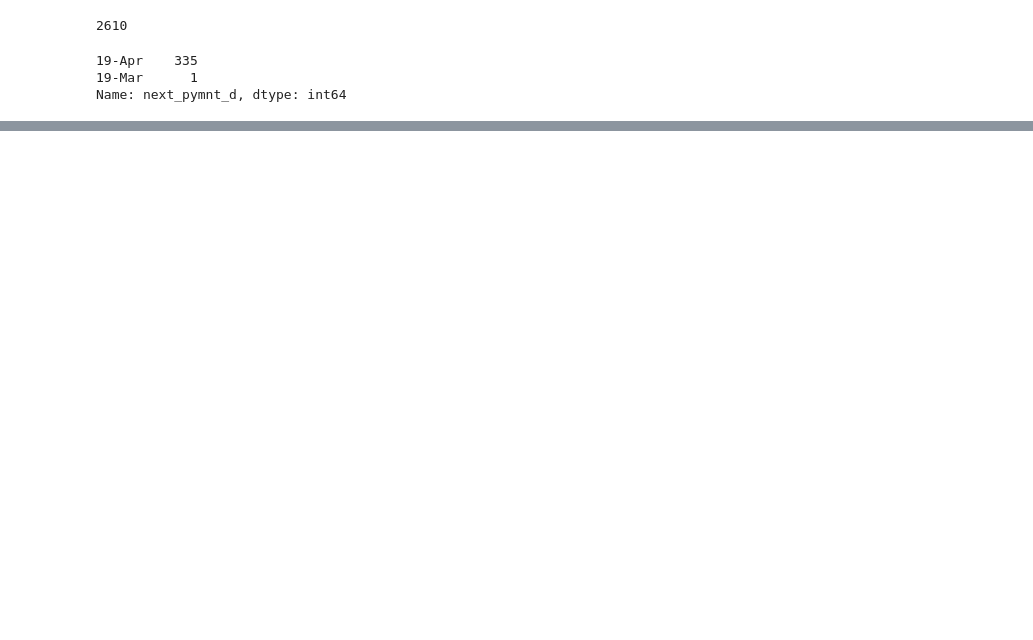
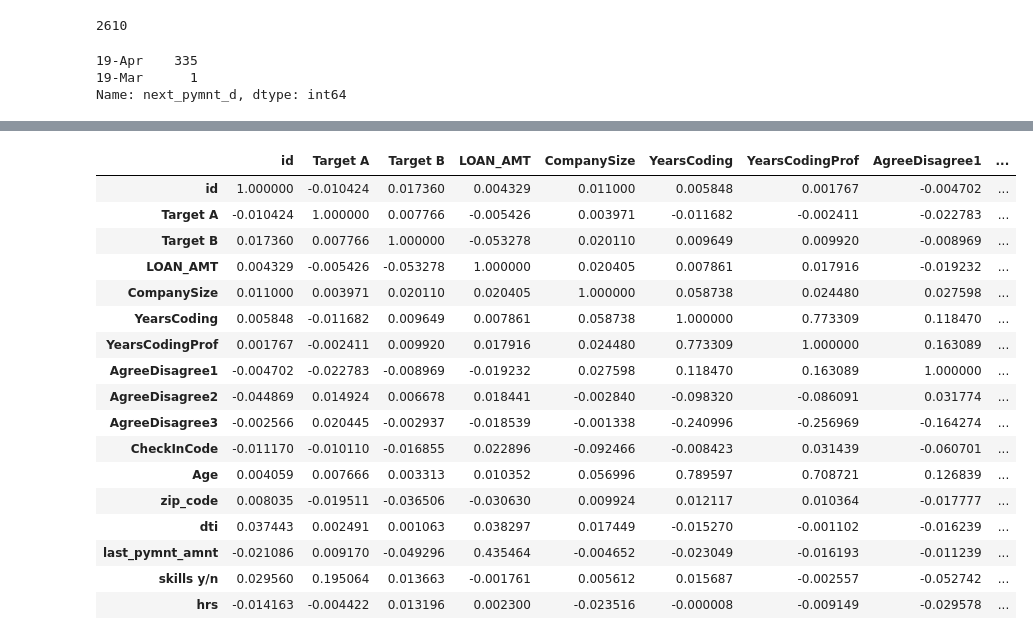
Before and after one commit to sreeharipa/Salary-satisfaction, a Jupyter notebook: analysis.ipynb, the cells around one changed output, grey strips where cells are left out. Saved outputs shown, nothing was run; the diff lists cells and outputs as text; code cells hidden in the pictures; blank space fills up the shorter version.

```diff
--- a/analysis.ipynb
+++ b/analysis.ipynb
@@ -937,0 +936,21 @@ df['last_credit_pull_d'] = df['last_credit_pull_d'].apply(lambda x: x.split('-')
+# %%
+df.corr()
+# %% [output]
+|  | id | Target A | Target B | LOAN_AMT | CompanySize | YearsCoding | YearsCodingProf | AgreeDisagree1 | ... |
+| id | 1.000000 | -0.010424 | 0.017360 | 0.004329 | 0.011000 | 0.005848 | 0.001767 | -0.004702 | ... |
+| Target A | -0.010424 | 1.000000 | 0.007766 | -0.005426 | 0.003971 | -0.011682 | -0.002411 | -0.022783 | ... |
+| Target B | 0.017360 | 0.007766 | 1.000000 | -0.053278 | 0.020110 | 0.009649 | 0.009920 | -0.008969 | ... |
+| LOAN_AMT | 0.004329 | -0.005426 | -0.053278 | 1.000000 | 0.020405 | 0.007861 | 0.017916 | -0.019232 | ... |
+| CompanySize | 0.011000 | 0.003971 | 0.020110 | 0.020405 | 1.000000 | 0.058738 | 0.024480 | 0.027598 | ... |
+| YearsCoding | 0.005848 | -0.011682 | 0.009649 | 0.007861 | 0.058738 | 1.000000 | 0.773309 | 0.118470 | ... |
+| YearsCodingProf | 0.001767 | -0.002411 | 0.009920 | 0.017916 | 0.024480 | 0.773309 | 1.000000 | 0.163089 | ... |
+| AgreeDisagree1 | -0.004702 | -0.022783 | -0.008969 | -0.019232 | 0.027598 | 0.118470 | 0.163089 | 1.000000 | ... |
+| AgreeDisagree2 | -0.044869 | 0.014924 | 0.006678 | 0.018441 | -0.002840 | -0.098320 | -0.086091 | 0.031774 | ... |
+| AgreeDisagree3 | -0.002566 | 0.020445 | -0.002937 | -0.018539 | -0.001338 | -0.240996 | -0.256969 | -0.164274 | ... |
+| CheckInCode | -0.011170 | -0.010110 | -0.016855 | 0.022896 | -0.092466 | -0.008423 | 0.031439 | -0.060701 | ... |
+| Age | 0.004059 | 0.007666 | 0.003313 | 0.010352 | 0.056996 | 0.789597 | 0.708721 | 0.126839 | ... |
+| zip_code | 0.008035 | -0.019511 | -0.036506 | -0.030630 | 0.009924 | 0.012117 | 0.010364 | -0.017777 | ... |
+| dti | 0.037443 | 0.002491 | 0.001063 | 0.038297 | 0.017449 | -0.015270 | -0.001102 | -0.016239 | ... |
+| last_pymnt_amnt | -0.021086 | 0.009170 | -0.049296 | 0.435464 | -0.004652 | -0.023049 | -0.016193 | -0.011239 | ... |
+| skills y/n | 0.029560 | 0.195064 | 0.013663 | -0.001761 | 0.005612 | 0.015687 | -0.002557 | -0.052742 | ... |
+| hrs | -0.014163 | -0.004422 | 0.013196 | 0.002300 | -0.023516 | -0.000008 | -0.009149 | -0.029578 | ... |
```
Also changed, not shown: parts of 64 cells of this notebook, 1 other file.
